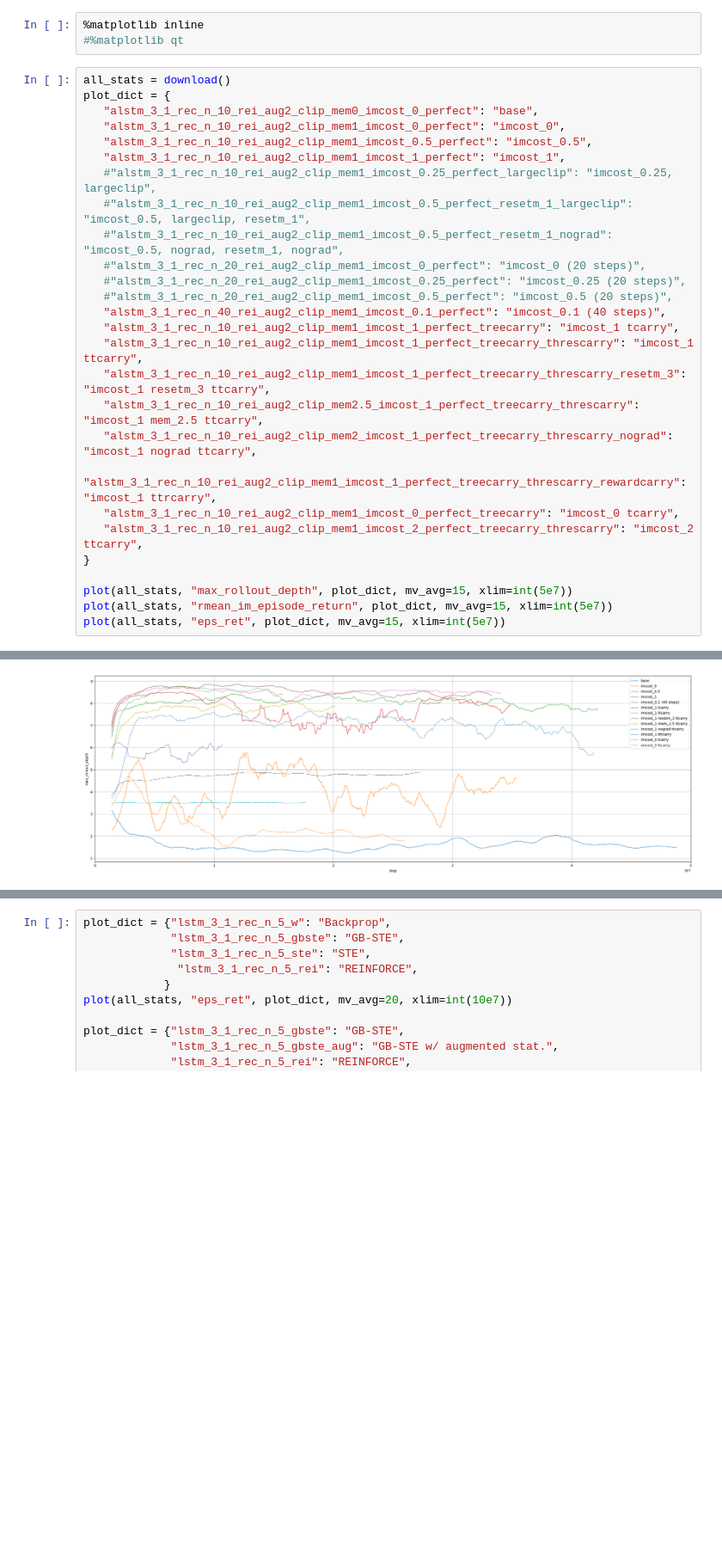
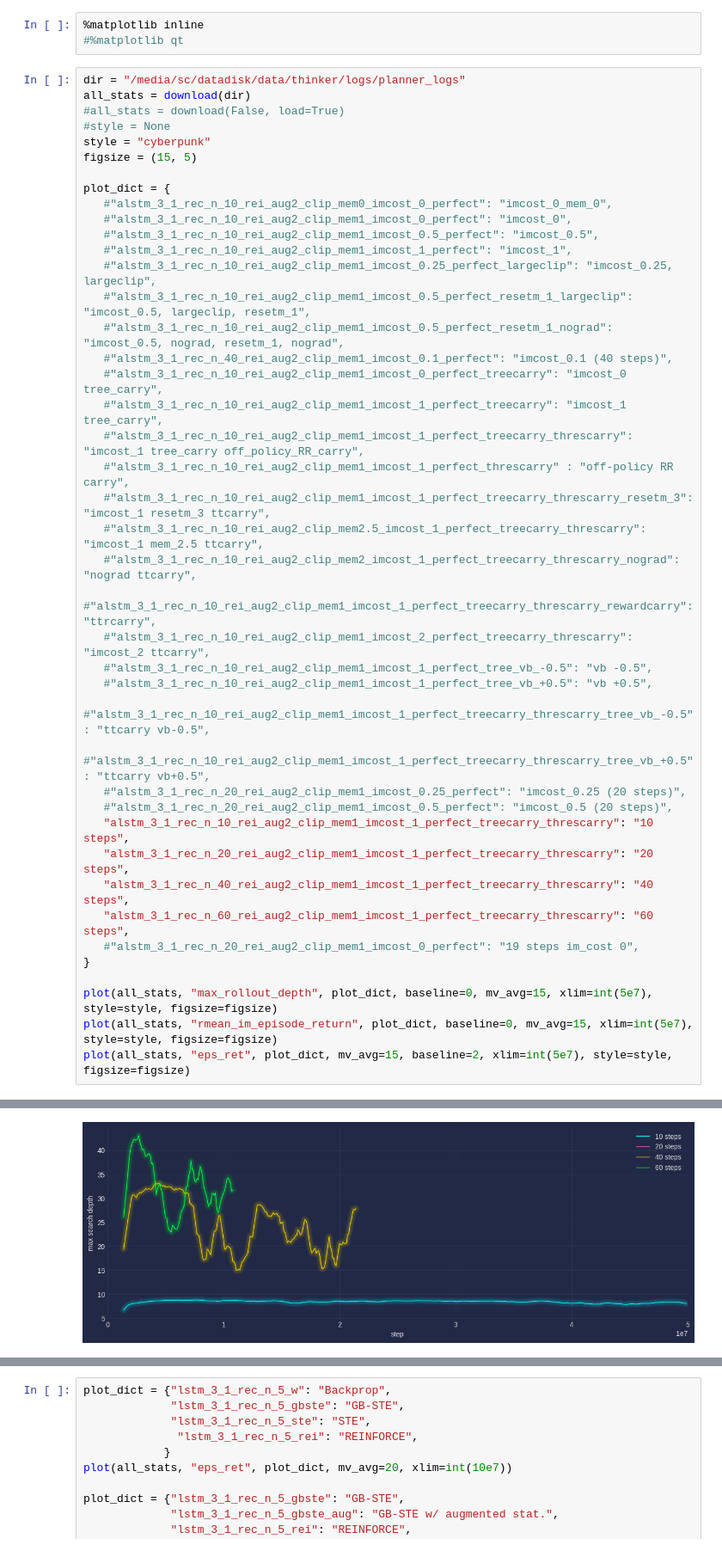
Before and after one commit to tuphs28/thinker_private_planning, a Jupyter notebook: plot.ipynb, the cells around one changed output, grey strips where cells are left out. Shown at 86% size. Saved outputs shown, nothing was run; the diff lists cells and outputs as text; blank space fills up the shorter version.

```diff
--- a/plot.ipynb
+++ b/plot.ipynb
@@ -122,30 +138,45 @@ def load_dir():
 %matplotlib inline
 #%matplotlib qt
 # %%
-all_stats = download()
+dir = "/media/sc/datadisk/data/thinker/logs/planner_logs"
+all_stats = download(dir)
+#all_stats = download(False, load=True)
+#style = None
+style = "cyberpunk"
+figsize = (15, 5)
+
 plot_dict = {
-   "alstm_3_1_rec_n_10_rei_aug2_clip_mem0_imcost_0_perfect": "base",
-   "alstm_3_1_rec_n_10_rei_aug2_clip_mem1_imcost_0_perfect": "imcost_0",
-   "alstm_3_1_rec_n_10_rei_aug2_clip_mem1_imcost_0.5_perfect": "imcost_0.5",
-   "alstm_3_1_rec_n_10_rei_aug2_clip_mem1_imcost_1_perfect": "imcost_1",
+   #"alstm_3_1_rec_n_10_rei_aug2_clip_mem0_imcost_0_perfect": "imcost_0_mem_0",
+   #"alstm_3_1_rec_n_10_rei_aug2_clip_mem1_imcost_0_perfect": "imcost_0",
+   #"alstm_3_1_rec_n_10_rei_aug2_clip_mem1_imcost_0.5_perfect": "imcost_0.5",
+   #"alstm_3_1_rec_n_10_rei_aug2_clip_mem1_imcost_1_perfect": "imcost_1",
    #"alstm_3_1_rec_n_10_rei_aug2_clip_mem1_imcost_0.25_perfect_largeclip": "imcost_0.25, largeclip",
    #"alstm_3_1_rec_n_10_rei_aug2_clip_mem1_imcost_0.5_perfect_resetm_1_largeclip": "imcost_0.5, largeclip, resetm_1",
    #"alstm_3_1_rec_n_10_rei_aug2_clip_mem1_imcost_0.5_perfect_resetm_1_nograd": "imcost_0.5, nograd, resetm_1, nograd",
-   #"alstm_3_1_rec_n_20_rei_aug2_clip_mem1_imcost_0_perfect": "imcost_0 (20 steps)",
+   #"alstm_3_1_rec_n_40_rei_aug2_clip_mem1_imcost_0.1_perfect": "imcost_0.1 (40 steps)",
+   #"alstm_3_1_rec_n_10_rei_aug2_clip_mem1_imcost_0_perfect_treecarry": "imcost_0 tree_carry",
+   #"alstm_3_1_rec_n_10_rei_aug2_clip_mem1_imcost_1_perfect_treecarry": "imcost_1 tree_carry",
+   #"alstm_3_1_rec_n_10_rei_aug2_clip_mem1_imcost_1_perfect_treecarry_threscarry": "imcost_1 tree_carry off_policy_RR_carry",
+   #"alstm_3_1_rec_n_10_rei_aug2_clip_mem1_imcost_1_perfect_threscarry" : "off-policy RR carry",
+   #"alstm_3_1_rec_n_10_rei_aug2_clip_mem1_imcost_1_perfect_treecarry_threscarry_resetm_3": "imcost_1 resetm_3 ttcarry",
+   #"alstm_3_1_rec_n_10_rei_aug2_clip_mem2.5_imcost_1_perfect_treecarry_threscarry": "imcost_1 mem_2.5 ttcarry",
+   #"alstm_3_1_rec_n_10_rei_aug2_clip_mem2_imcost_1_perfect_treecarry_threscarry_nograd": "nograd ttcarry",
+   #"alstm_3_1_rec_n_10_rei_aug2_clip_mem1_imcost_1_perfect_treecarry_threscarry_rewardcarry": "ttrcarry",
+   #"alstm_3_1_rec_n_10_rei_aug2_clip_mem1_imcost_2_perfect_treecarry_threscarry": "imcost_2 ttcarry",
+   #"alstm_3_1_rec_n_10_rei_aug2_clip_mem1_imcost_1_perfect_tree_vb_-0.5": "vb -0.5",
+   #"alstm_3_1_rec_n_10_rei_aug2_clip_mem1_imcost_1_perfect_tree_vb_+0.5": "vb +0.5",
+   #"alstm_3_1_rec_n_10_rei_aug2_clip_mem1_imcost_1_perfect_treecarry_threscarry_tree_vb_-0.5": "ttcarry vb-0.5",
+   #"alstm_3_1_rec_n_10_rei_aug2_clip_mem1_imcost_1_perfect_treecarry_threscarry_tree_vb_+0.5": "ttcarry vb+0.5",
    #"alstm_3_1_rec_n_20_rei_aug2_clip_mem1_imcost_0.25_perfect": "imcost_0.25 (20 steps)",
    #"alstm_3_1_rec_n_20_rei_aug2_clip_mem1_imcost_0.5_perfect": "imcost_0.5 (20 steps)",
-   "alstm_3_1_rec_n_40_rei_aug2_clip_mem1_imcost_0.1_perfect": "imcost_0.1 (40 steps)",
-   "alstm_3_1_rec_n_10_rei_aug2_clip_mem1_imcost_1_perfect_treecarry": "imcost_1 tcarry",
-   "alstm_3_1_rec_n_10_rei_aug2_clip_mem1_imcost_1_perfect_treecarry_threscarry": "imcost_1 ttcarry",
-   "alstm_3_1_rec_n_10_rei_aug2_clip_mem1_imcost_1_perfect_treecarry_threscarry_resetm_3": "imcost_1 resetm_3 ttcarry",
-   "alstm_3_1_rec_n_10_rei_aug2_clip_mem2.5_imcost_1_perfect_treecarry_threscarry": "imcost_1 mem_2.5 ttcarry",
-   "alstm_3_1_rec_n_10_rei_aug2_clip_mem2_imcost_1_perfect_treecarry_threscarry_nograd": "imcost_1 nograd ttcarry",
-   "alstm_3_1_rec_n_10_rei_aug2_clip_mem1_imcost_1_perfect_treecarry_threscarry_rewardcarry": "imcost_1 ttrcarry",
-   "alstm_3_1_rec_n_10_rei_aug2_clip_mem1_imcost_0_perfect_treecarry": "imcost_0 tcarry",
-   "alstm_3_1_rec_n_10_rei_aug2_clip_mem1_imcost_2_perfect_treecarry_threscarry": "imcost_2 ttcarry",
+   "alstm_3_1_rec_n_10_rei_aug2_clip_mem1_imcost_1_perfect_treecarry_threscarry": "10 steps",
+   "alstm_3_1_rec_n_20_rei_aug2_clip_mem1_imcost_1_perfect_treecarry_threscarry": "20 steps",
+   "alstm_3_1_rec_n_40_rei_aug2_clip_mem1_imcost_1_perfect_treecarry_threscarry": "40 steps",
+   "alstm_3_1_rec_n_60_rei_aug2_clip_mem1_imcost_1_perfect_treecarry_threscarry": "60 steps",
+   #"alstm_3_1_rec_n_20_rei_aug2_clip_mem1_imcost_0_perfect": "19 steps im_cost 0",
 }
 
-plot(all_stats, "max_rollout_depth", plot_dict, mv_avg=15, xlim=int(5e7))
-plot(all_stats, "rmean_im_episode_return", plot_dict, mv_avg=15, xlim=int(5e7))
-plot(all_stats, "eps_ret", plot_dict, mv_avg=15, xlim=int(5e7))
+plot(all_stats, "max_rollout_depth", plot_dict, baseline=0, mv_avg=15, xlim=int(5e7), style=style, figsize=figsize)
+plot(all_stats, "rmean_im_episode_return", plot_dict, baseline=0, mv_avg=15, xlim=int(5e7), style=style, figsize=figsize)
+plot(all_stats, "eps_ret", plot_dict, mv_avg=15, baseline=2, xlim=int(5e7), style=style, figsize=figsize)
 # %% [output]
@@ -169 +200 @@ out.log                                       100%  447     2.1KB/s   00:00
-[figure, old version]
+[figure, new version]
```
Also changed, not shown: parts of 2 cells of this notebook, 1 other file.
